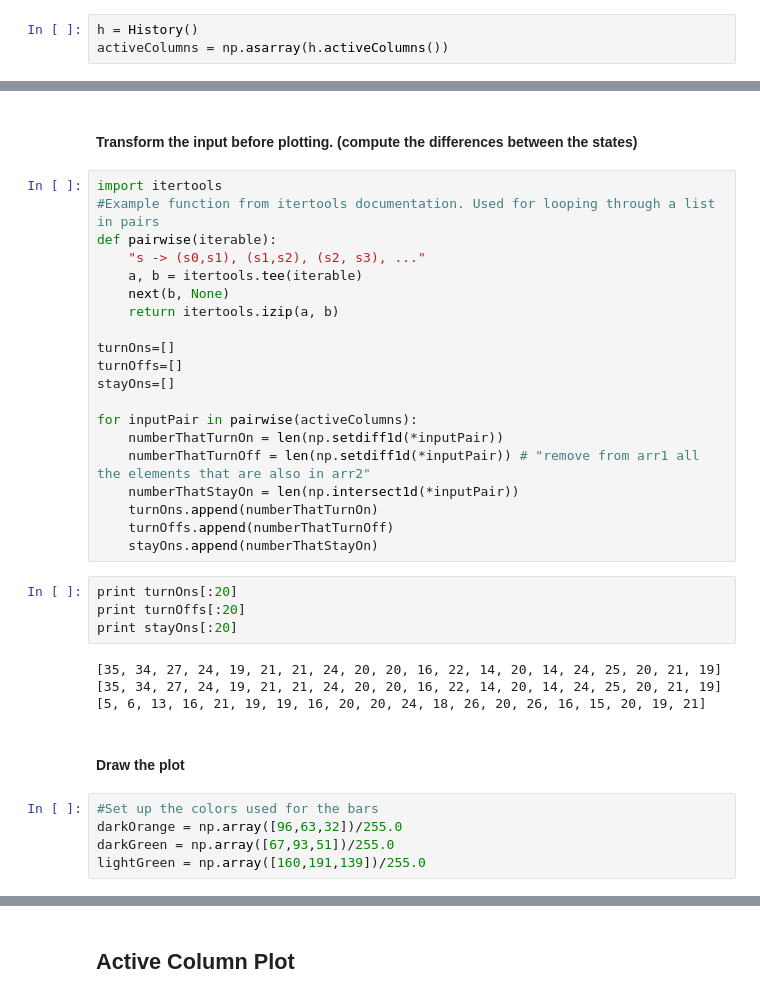
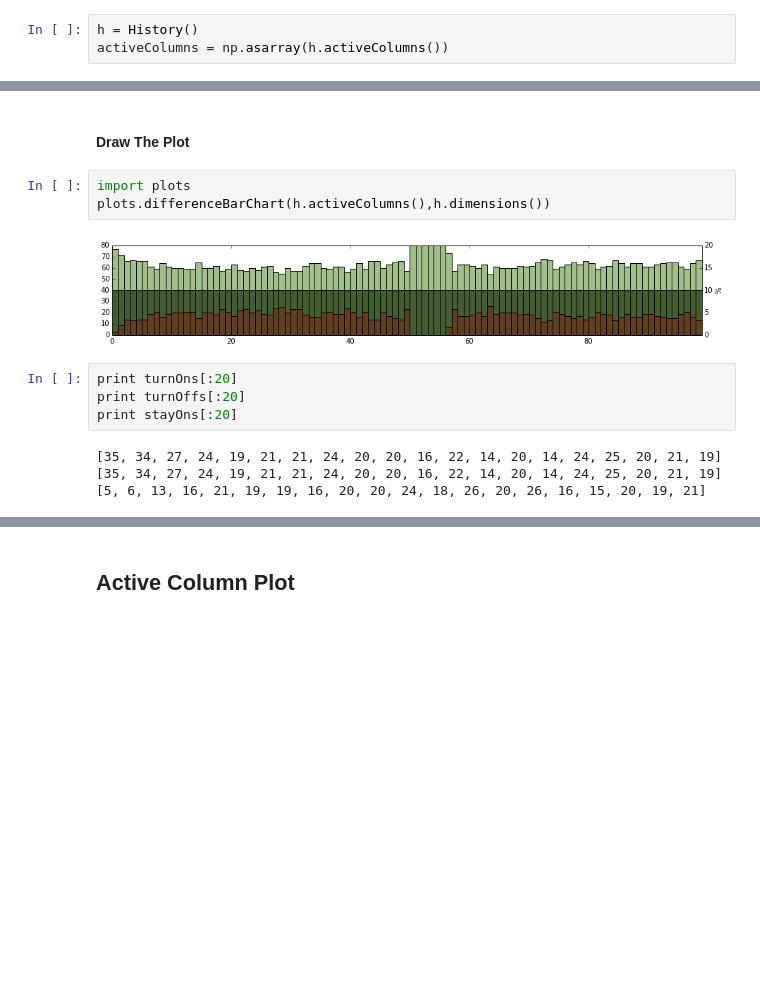
Before and after one commit to rhuairahrighairidh/nitpick, a Jupyter notebook: MainCode.ipynb, the cells around one changed output, grey strips where cells are left out. Drawn from its saved outputs; the diff is of its cells as text; blank space fills up the shorter version.

```diff
--- a/MainCode.ipynb
+++ b/MainCode.ipynb
@@ -174,25 +129,10 @@ print activeColumns[:5]
-# %% [markdown]
-#### Transform the input before plotting. (compute the differences between the states)
-# %%
-import itertools
-#Example function from itertools documentation. Used for looping through a list in pairs
-def pairwise(iterable):
-    "s -> (s0,s1), (s1,s2), (s2, s3), ..."
-    a, b = itertools.tee(iterable)
-    next(b, None)
-    return itertools.izip(a, b)
-
-turnOns=[]
-turnOffs=[]
-stayOns=[]
-
-for inputPair in pairwise(activeColumns):
-    numberThatTurnOn = len(np.setdiff1d(*inputPair))
-    numberThatTurnOff = len(np.setdiff1d(*inputPair)) # "remove from arr1 all the elements that are also in arr2"
-    numberThatStayOn = len(np.intersect1d(*inputPair))
-    turnOns.append(numberThatTurnOn)
-    turnOffs.append(numberThatTurnOff)
-    stayOns.append(numberThatStayOn)
+# %% [markdown]
+#### Draw The Plot
+# %%
+import plots
+plots.differenceBarChart(h.activeColumns(),h.dimensions())
+# %% [output]
+[figure, added]
 # %%
 print turnOns[:20]
 print turnOffs[:20]
@@ -201,10 +141,3 @@ print stayOns[:20]
 [35, 34, 27, 24, 19, 21, 21, 24, 20, 20, 16, 22, 14, 20, 14, 24, 25, 20, 21, 19]
 [35, 34, 27, 24, 19, 21, 21, 24, 20, 20, 16, 22, 14, 20, 14, 24, 25, 20, 21, 19]
 [5, 6, 13, 16, 21, 19, 19, 16, 20, 20, 24, 18, 26, 20, 26, 16, 15, 20, 19, 21]
-# %% [markdown]
-#### Draw the plot
-# %%
-#Set up the colors used for the bars
-darkOrange = np.array([96,63,32])/255.0
-darkGreen = np.array([67,93,51])/255.0
-lightGreen = np.array([160,191,139])/255.0
```
Also changed, not shown: parts of 16 cells of this notebook, 2 other files.
